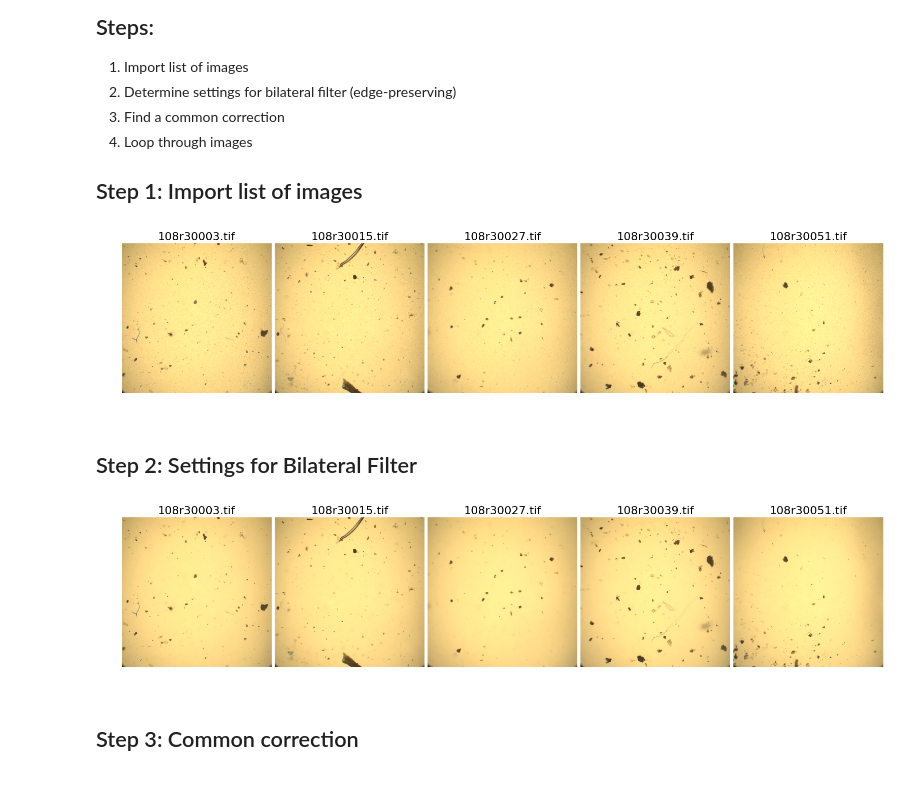
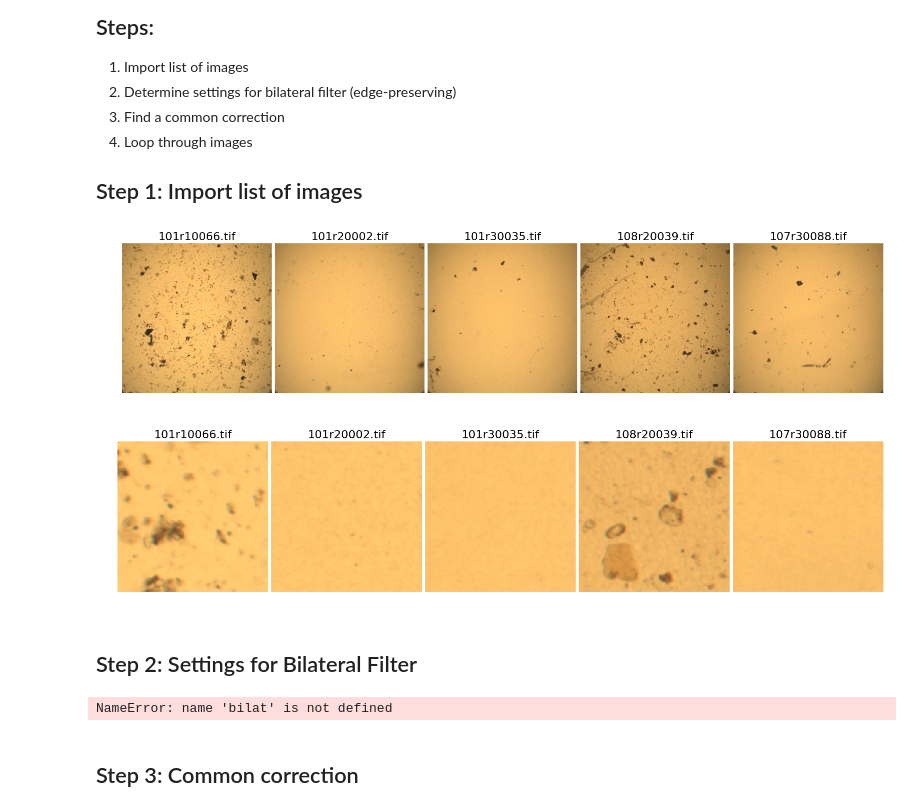
Before and after one commit to pme1123/PyRoots, a Jupyter notebook: Test Scripts/Preprocessing.ipynb, the cells around one changed output. Drawn from its saved outputs; the diff is of its cells as text; code cells hidden in the pictures.

```diff
--- a/Test Scripts/Preprocessing.ipynb
+++ b/Test Scripts/Preprocessing.ipynb
@@ -13,41 +13,48 @@ For correcting exposure inconsistencies within an image, and performing effectiv
 # %%
 %matplotlib inline
 
 #########################################################################################
-dir_in = "/home/patrick/Documents/Jan 20/108rep3/test/"
-file_in = ["108r30003.tif", "108r30015.tif", "108r30027.tif", "108r30039.tif", "108r30051.tif"]
+dir_in = "/home/patrick/Documents/Jan25_HLD_Test/"
+file_in = ["101r10066.tif", "101r20002.tif", "101r30035.tif", "108r20039.tif", "107r30088.tif"]
+zoom = {'xmin' : 700,
+        'xmax' : 900,
+        'ymin' : 700,
+        'ymax' : 900}
 #########################################################################################
 
 from matplotlib import pyplot as plt
 from skimage import io, color, filters, draw, morphology, exposure, img_as_ubyte, img_as_float, restoration, measure
 import pyroots as pr
 import numpy as np
 from scipy import ndimage
 import cv2
 from multiprocessing import Pool
 from multiprocessing.dummy import Pool as ThreadPool
 import os
 
 img_list = [io.imread(dir_in + i) for i in file_in]
 pr.multi_image_plot(img_list, file_in)
+pr.multi_image_plot([pr._zoom(i, **zoom) for i in img_list], file_in)
 # %% [output]
-[figure, old version]
+[figure, new version]
+[figure, added]
 # %% [markdown]
 ## Step 2: Settings for Bilateral Filter
 # %%
-#########################################################################################
+########################################################################################
 bilateral_args = {'sigmaColor' : 25,  # size of gaussian filter (higher smooths more, increases processing)
                   'sigmaSpace' : 15}  # Max difference of influence (higher preserves fewer edges)
 
 test_image = [0, 1, 2, 3, 4]  # what images do you want to run this on? int or list
 #########################################################################################
 
-bilat = [cv2.bilateralFilter(img_list[i], -1, **bilateral_args) for i in test_image]
+# bilat = [cv2.bilateralFilter(img_list[i], -1, **bilateral_args) for i in test_image]
 
 img = bilat
 pr.multi_image_plot(img, [file_in[i] for i in test_image])
+pr.multi_image_plot([pr._zoom(i, **zoom) for i in img], file_in)
 # %% [output]
-[figure, removed]
+NameError: name 'bilat' is not defined
 # %% [markdown]
 ## Step 3: Common correction
 # %%
```
Also changed, not shown: parts of 5 cells of this notebook.
